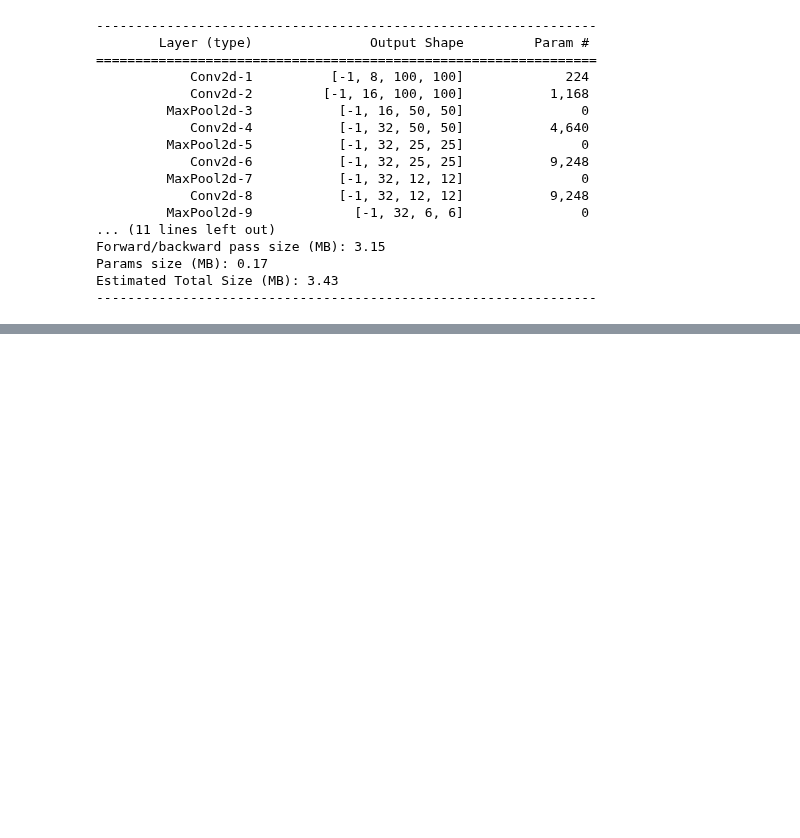
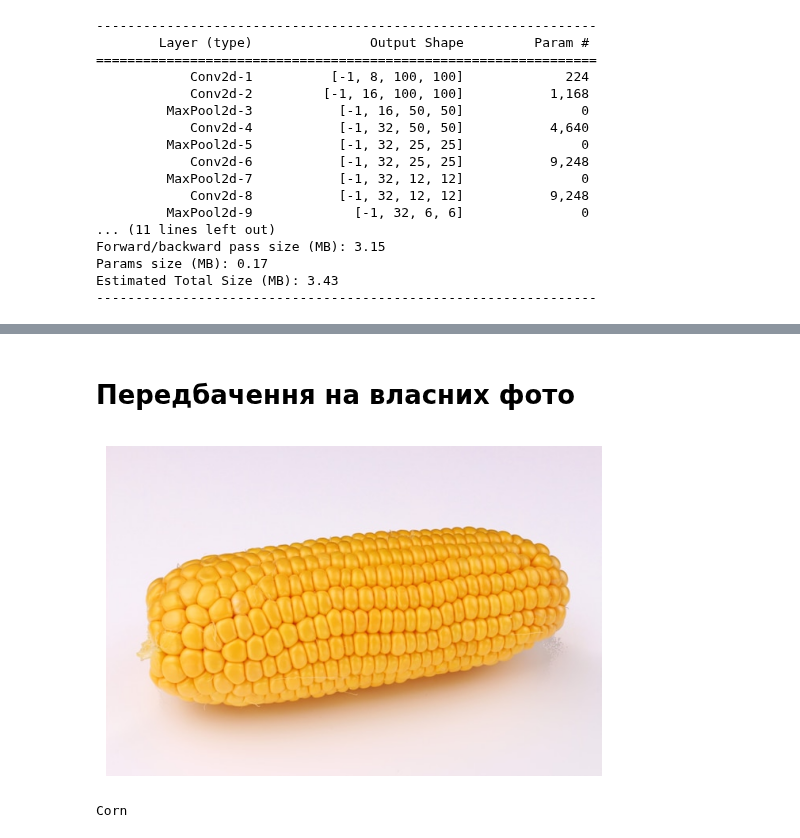
Before and after one commit to YuriiKlim/AI, a Jupyter notebook: Fruits_class_model.ipynb, the cells around one changed output, grey strips where cells are left out. Cells and saved outputs as stored; diff of their text form; code cells hidden in the pictures; blank space fills up the shorter version.

```diff
--- a/Fruits_class_model.ipynb
+++ b/Fruits_class_model.ipynb
@@ -462,0 +463,39 @@ plt.show()
+# %% [markdown]
+# **Передбачення на власних фото**
+# %%
+import requests
+from PIL import Image
+from io import BytesIO
+
+def load_and_predict(url, model, transform, device='cpu'):
+    response = requests.get(url)
+    image = Image.open(BytesIO(response.content)).convert('RGB')
+
+    plt.imshow(image)
+    plt.axis('off')
+    plt.show()
+
+    image = transform(image).unsqueeze(0)
+
+    model = model.to(device)
+    image = image.to(device)
+    model.eval()
+    with torch.no_grad():
+        output = model(image)
+        prediction = output.argmax(dim=1).item()
+
+    class_name = dataset.classes[prediction]
+
+    return class_name
+
+transform = transforms.Compose([
+    transforms.Resize((100, 100)),
+    transforms.ToTensor()
+])
+
+url = 'https://img.freepik.com/premium-photo/one-corn-maize-cobs-white-surface_406939-1408.jpg'
+predicted_class = load_and_predict(url, model, transform, device=device)
+print(predicted_class)
+# %% [output]
+[figure, added]
+Corn
```
Also changed, not shown: parts of 7 cells of this notebook.
